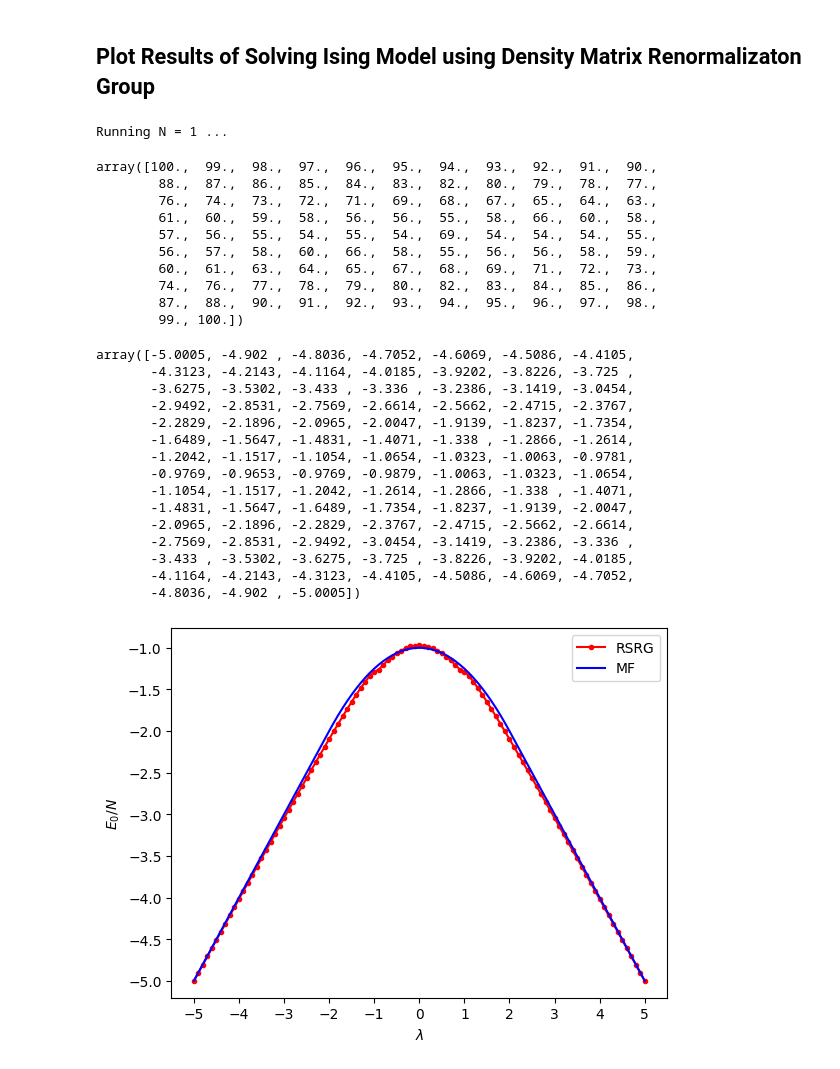
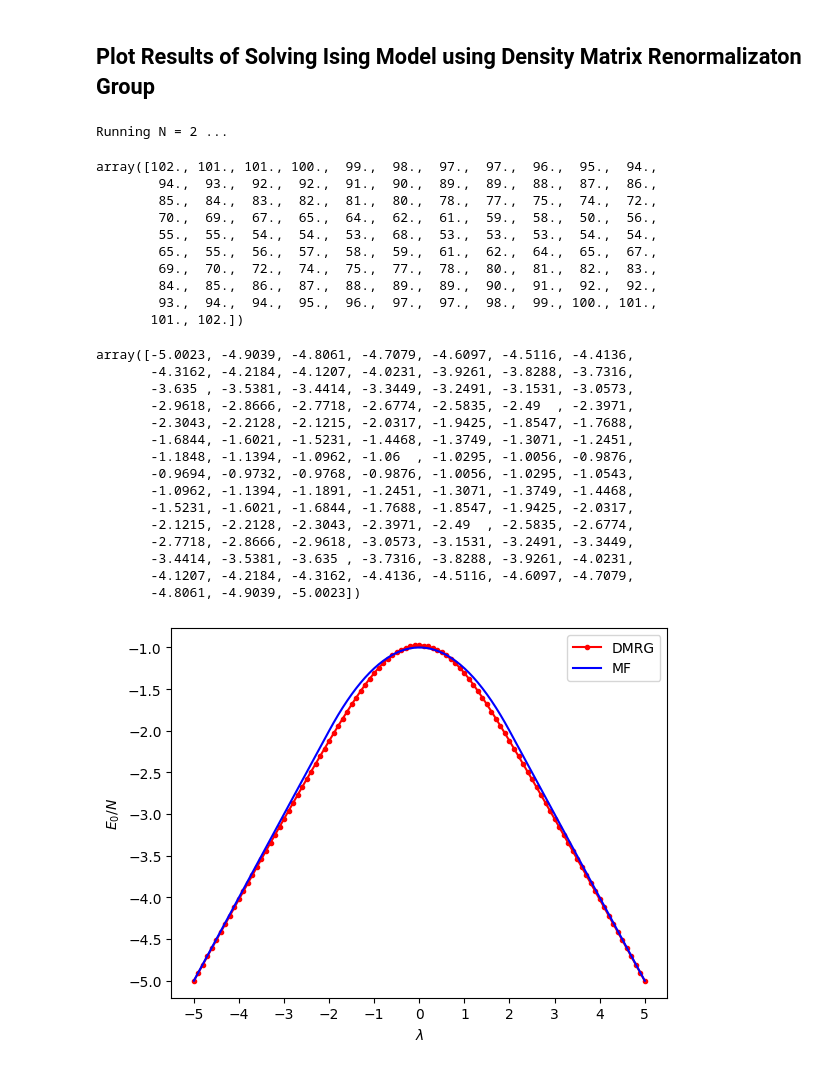
Before and after one commit to jchryssanthacopoulos/quantum_information, a Jupyter notebook: assignment_8/src/plot_dmrg_ising.ipynb, the cells around one changed output. Drawn from its saved outputs; the diff is of its cells as text; code cells hidden in the pictures.

```diff
--- a/assignment_8/src/plot_dmrg_ising.ipynb
+++ b/assignment_8/src/plot_dmrg_ising.ipynb
@@ -17,7 +17,7 @@ plot_dir = f"..{os.sep}plots"
 # %%
 program = f"{compiled_dir}{os.sep}dmrg_ising"
 # %%
-N = list(range(1, 2))
+N = list(range(2, 3))
 # %%
 lam = np.arange(-5, 5.1, 0.1)
 # %%
@@ -40,51 +40,51 @@ for i in range(len(N)):
 
         did_converge = results[8].split("=")[1].strip()
 
-        #if did_converge == "T":
-        gs_energy[i, j] = float(results[6].split("=")[1])
-        max_iterations[i, j] = int(results[7].split("=")[1])
+        if did_converge == "T":
+            gs_energy[i, j] = float(results[6].split("=")[1])
+            max_iterations[i, j] = int(results[7].split("=")[1])
 # %% [output]
-Running N = 1 ...
+Running N = 2 ...
 # %%
 max_iterations[0]
 # %% [output]
-array([100.,  99.,  98.,  97.,  96.,  95.,  94.,  93.,  92.,  91.,  90.,
-        88.,  87.,  86.,  85.,  84.,  83.,  82.,  80.,  79.,  78.,  77.,
-        76.,  74.,  73.,  72.,  71.,  69.,  68.,  67.,  65.,  64.,  63.,
-        61.,  60.,  59.,  58.,  56.,  56.,  55.,  58.,  66.,  60.,  58.,
-        57.,  56.,  55.,  54.,  55.,  54.,  69.,  54.,  54.,  54.,  55.,
-        56.,  57.,  58.,  60.,  66.,  58.,  55.,  56.,  56.,  58.,  59.,
-        60.,  61.,  63.,  64.,  65.,  67.,  68.,  69.,  71.,  72.,  73.,
-        74.,  76.,  77.,  78.,  79.,  80.,  82.,  83.,  84.,  85.,  86.,
-        87.,  88.,  90.,  91.,  92.,  93.,  94.,  95.,  96.,  97.,  98.,
-        99., 100.])
+array([102., 101., 101., 100.,  99.,  98.,  97.,  97.,  96.,  95.,  94.,
+        94.,  93.,  92.,  92.,  91.,  90.,  89.,  89.,  88.,  87.,  86.,
+        85.,  84.,  83.,  82.,  81.,  80.,  78.,  77.,  75.,  74.,  72.,
+        70.,  69.,  67.,  65.,  64.,  62.,  61.,  59.,  58.,  50.,  56.,
+        55.,  55.,  54.,  54.,  53.,  68.,  53.,  53.,  53.,  54.,  54.,
+        65.,  55.,  56.,  57.,  58.,  59.,  61.,  62.,  64.,  65.,  67.,
+        69.,  70.,  72.,  74.,  75.,  77.,  78.,  80.,  81.,  82.,  83.,
+        84.,  85.,  86.,  87.,  88.,  89.,  89.,  90.,  91.,  92.,  92.,
+        93.,  94.,  94.,  95.,  96.,  97.,  97.,  98.,  99., 100., 101.,
+       101., 102.])
 # %%
 gs_energy[0]
 # %% [output]
-array([-5.0005, -4.902 , -4.8036, -4.7052, -4.6069, -4.5086, -4.4105,
-       -4.3123, -4.2143, -4.1164, -4.0185, -3.9202, -3.8226, -3.725 ,
-       -3.6275, -3.5302, -3.433 , -3.336 , -3.2386, -3.1419, -3.0454,
-       -2.9492, -2.8531, -2.7569, -2.6614, -2.5662, -2.4715, -2.3767,
-       -2.2829, -2.1896, -2.0965, -2.0047, -1.9139, -1.8237, -1.7354,
-       -1.6489, -1.5647, -1.4831, -1.4071, -1.338 , -1.2866, -1.2614,
-       -1.2042, -1.1517, -1.1054, -1.0654, -1.0323, -1.0063, -0.9781,
-       -0.9769, -0.9653, -0.9769, -0.9879, -1.0063, -1.0323, -1.0654,
-       -1.1054, -1.1517, -1.2042, -1.2614, -1.2866, -1.338 , -1.4071,
-       -1.4831, -1.5647, -1.6489, -1.7354, -1.8237, -1.9139, -2.0047,
-       -2.0965, -2.1896, -2.2829, -2.3767, -2.4715, -2.5662, -2.6614,
-       -2.7569, -2.8531, -2.9492, -3.0454, -3.1419, -3.2386, -3.336 ,
-       -3.433 , -3.5302, -3.6275, -3.725 , -3.8226, -3.9202, -4.0185,
-       -4.1164, -4.2143, -4.3123, -4.4105, -4.5086, -4.6069, -4.7052,
-       -4.8036, -4.902 , -5.0005])
+array([-5.0023, -4.9039, -4.8061, -4.7079, -4.6097, -4.5116, -4.4136,
+       -4.3162, -4.2184, -4.1207, -4.0231, -3.9261, -3.8288, -3.7316,
+       -3.635 , -3.5381, -3.4414, -3.3449, -3.2491, -3.1531, -3.0573,
+       -2.9618, -2.8666, -2.7718, -2.6774, -2.5835, -2.49  , -2.3971,
+       -2.3043, -2.2128, -2.1215, -2.0317, -1.9425, -1.8547, -1.7688,
+       -1.6844, -1.6021, -1.5231, -1.4468, -1.3749, -1.3071, -1.2451,
+       -1.1848, -1.1394, -1.0962, -1.06  , -1.0295, -1.0056, -0.9876,
+       -0.9694, -0.9732, -0.9768, -0.9876, -1.0056, -1.0295, -1.0543,
+       -1.0962, -1.1394, -1.1891, -1.2451, -1.3071, -1.3749, -1.4468,
+       -1.5231, -1.6021, -1.6844, -1.7688, -1.8547, -1.9425, -2.0317,
+       -2.1215, -2.2128, -2.3043, -2.3971, -2.49  , -2.5835, -2.6774,
+       -2.7718, -2.8666, -2.9618, -3.0573, -3.1531, -3.2491, -3.3449,
+       -3.4414, -3.5381, -3.635 , -3.7316, -3.8288, -3.9261, -4.0231,
+       -4.1207, -4.2184, -4.3162, -4.4136, -4.5116, -4.6097, -4.7079,
+       -4.8061, -4.9039, -5.0023])
 # %%
 mf_gs_energy = [mean_field_energy_density(l) for l in lam]
 # %%
-plt.plot(lam, gs_energy[0], "r.-", label="RSRG")
+plt.plot(lam, gs_energy[0], "r.-", label="DMRG")
 plt.plot(lam, mf_gs_energy, "b-", label="MF")
 plt.xlabel("$\lambda$")
 plt.ylabel("$E_0/N$")
 plt.xticks(np.arange(-5, 6, 1))
 plt.legend()
 plt.savefig(f"{plot_dir}{os.sep}energy_vs_lambda_dmrg.pdf", format="pdf", bbox_inches="tight")
 # %% [output]
-[figure, old version]
+[figure, new version]
```
Also changed, not shown: 3 other files.
